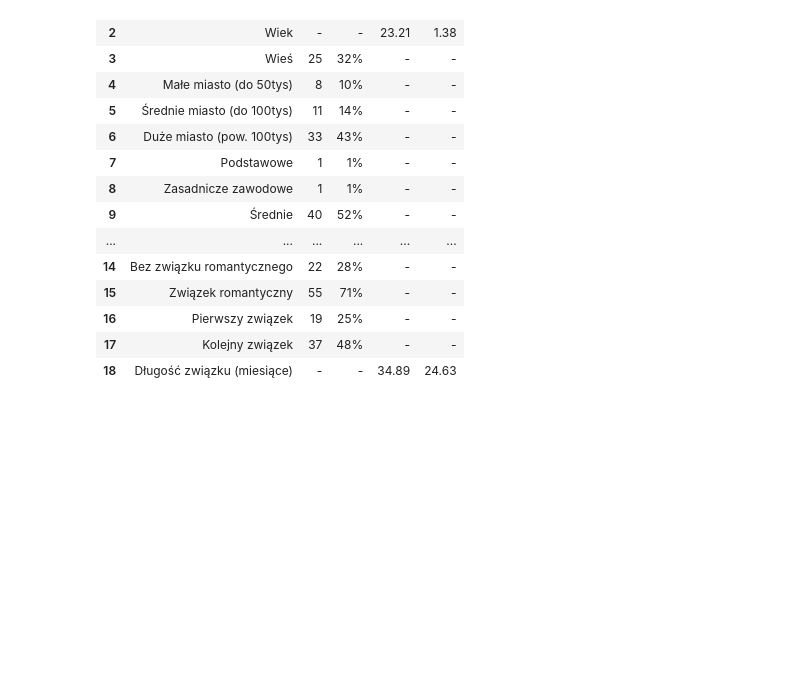
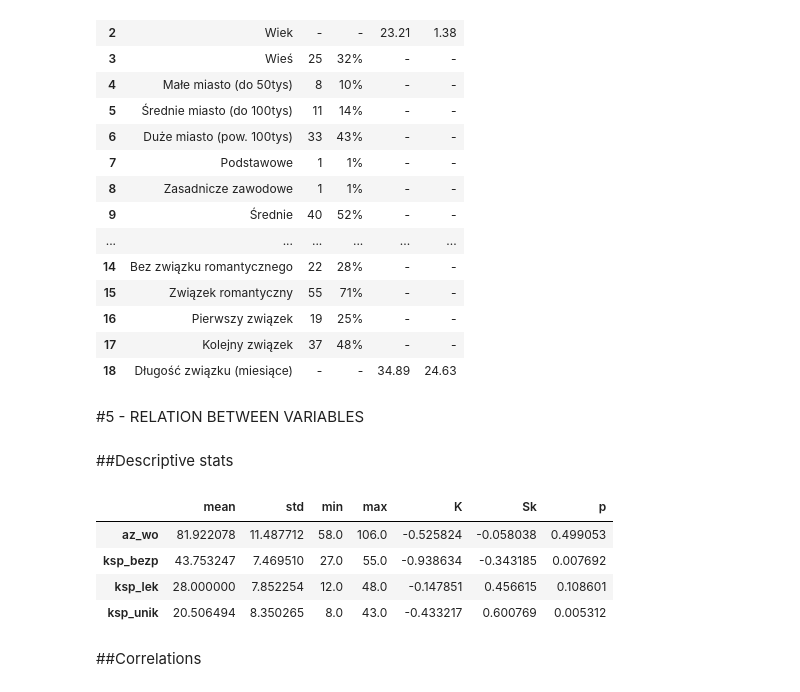
Before and after one commit to BartoszJanJerzy/stats, a Jupyter notebook: stata_KJ.ipynb, the cells around one changed output. Saved outputs shown, nothing was run; the diff lists cells and outputs as text; code cells hidden in the pictures; blank space fills up the shorter version.

```diff
--- a/stata_KJ.ipynb
+++ b/stata_KJ.ipynb
@@ -196,3 +262,36 @@ demo_df
 | 16 | Pierwszy związek | 19 | 25% | - | - |
 | 17 | Kolejny związek | 37 | 48% | - | - |
 | 18 | Długość związku (miesiące) | - | - | 34.89 | 24.63 |
+# %% [markdown]
+#5 - RELATION BETWEEN VARIABLES
+# %% [markdown]
+##Descriptive stats
+# %%
+desc_stats = data[['az_wo','ksp_bezp','ksp_lek','ksp_unik']]
+desc_stats
+
+k = []
+sk = []
+sh = []
+
+for c in desc_stats.columns:
+  k.append(kurtosis(desc_stats[c]))
+  sk.append(skew(desc_stats[c]))
+  sh.append(shapiro(desc_stats[c])[1])
+
+desc_stats = desc_stats.describe()
+desc_stats = desc_stats.drop(['25%','50%','75%','count'])
+desc_stats = desc_stats.T
+desc_stats['K'] = k
+desc_stats['Sk'] = sk
+desc_stats['p'] = sh
+
+desc_stats
+# %% [output]
+|  | mean | std | min | max | K | Sk | p |
+| az_wo | 81.922078 | 11.487712 | 58.0 | 106.0 | -0.525824 | -0.058038 | 0.499053 |
+| ksp_bezp | 43.753247 | 7.469510 | 27.0 | 55.0 | -0.938634 | -0.343185 | 0.007692 |
+| ksp_lek | 28.000000 | 7.852254 | 12.0 | 48.0 | -0.147851 | 0.456615 | 0.108601 |
+| ksp_unik | 20.506494 | 8.350265 | 8.0 | 43.0 | -0.433217 | 0.600769 | 0.005312 |
+# %% [markdown]
+##Correlations
```
Also changed, not shown: parts of 25 cells of this notebook.
